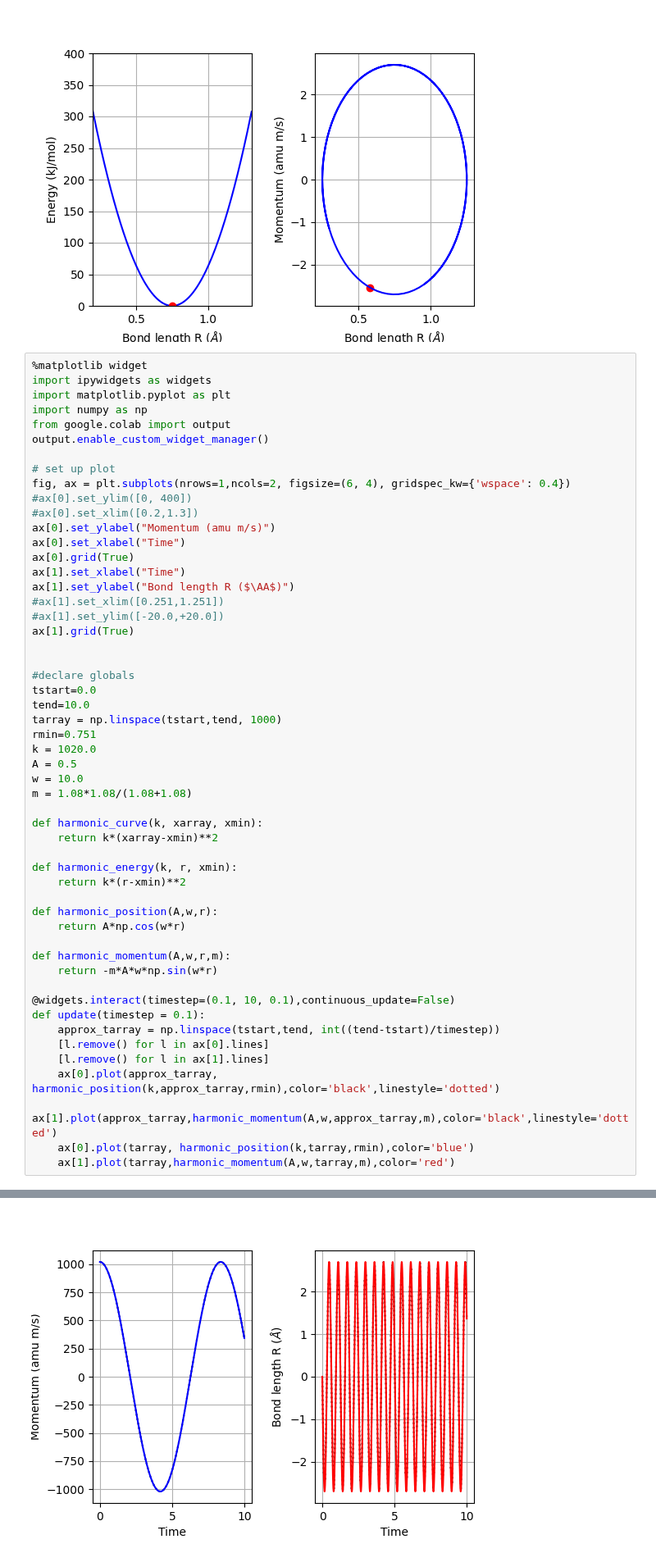
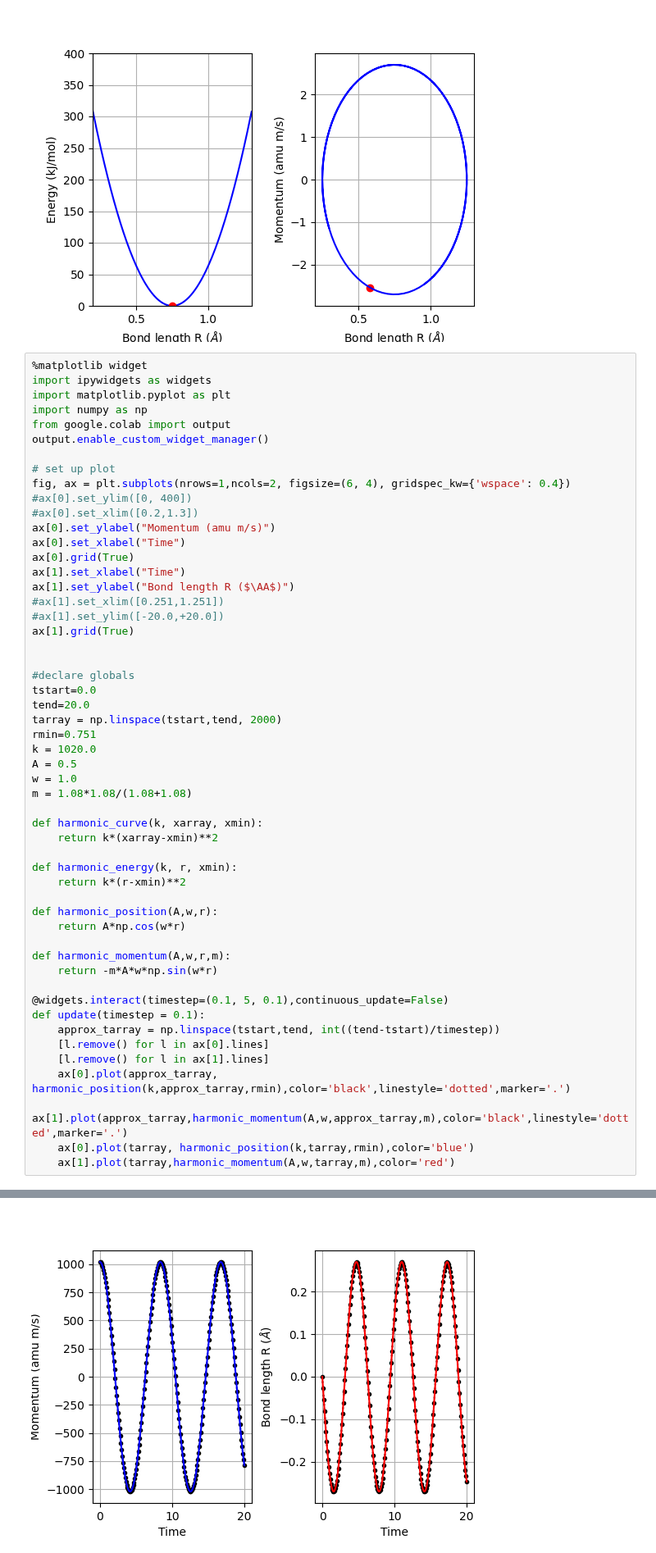
Before and after one commit to alisterpage/CHEM3580-Jupyter-Notebooks, a Jupyter notebook: h2_phasespace.ipynb, the cells around one changed output, grey strips where cells are left out. Shown at 82% size. Cells and saved outputs as stored; diff of their text form.

```diff
--- a/h2_phasespace.ipynb
+++ b/h2_phasespace.ipynb
@@ -78,12 +78,12 @@ ax[1].grid(True)
 
 #declare globals
 tstart=0.0
-tend=10.0
-tarray = np.linspace(tstart,tend, 1000)
+tend=20.0
+tarray = np.linspace(tstart,tend, 2000)
 rmin=0.751
 k = 1020.0
 A = 0.5
-w = 10.0
+w = 1.0
 m = 1.08*1.08/(1.08+1.08)
 
 def harmonic_curve(k, xarray, xmin):
@@ -98,13 +98,13 @@ def harmonic_position(A,w,r):
 def harmonic_momentum(A,w,r,m):
     return -m*A*w*np.sin(w*r)
 
-@widgets.interact(timestep=(0.1, 10, 0.1),continuous_update=False)
+@widgets.interact(timestep=(0.1, 5, 0.1),continuous_update=False)
 def update(timestep = 0.1):
     approx_tarray = np.linspace(tstart,tend, int((tend-tstart)/timestep))
     [l.remove() for l in ax[0].lines]
     [l.remove() for l in ax[1].lines]
-    ax[0].plot(approx_tarray, harmonic_position(k,approx_tarray,rmin),color='black',linestyle='dotted')
-    ax[1].plot(approx_tarray,harmonic_momentum(A,w,approx_tarray,m),color='black',linestyle='dotted')
+    ax[0].plot(approx_tarray, harmonic_position(k,approx_tarray,rmin),color='black',linestyle='dotted',marker='.')
+    ax[1].plot(approx_tarray,harmonic_momentum(A,w,approx_tarray,m),color='black',linestyle='dotted',marker='.')
     ax[0].plot(tarray, harmonic_position(k,tarray,rmin),color='blue')
     ax[1].plot(tarray,harmonic_momentum(A,w,tarray,m),color='red')
 # %% [output]
@@ -112 +112 @@ interactive(children=(FloatSlider(value=0.1, description='timestep', max=10.0, m
-[figure, old version]
+[figure, new version]
```
Also changed, not shown: parts of 1 cell of this notebook.
